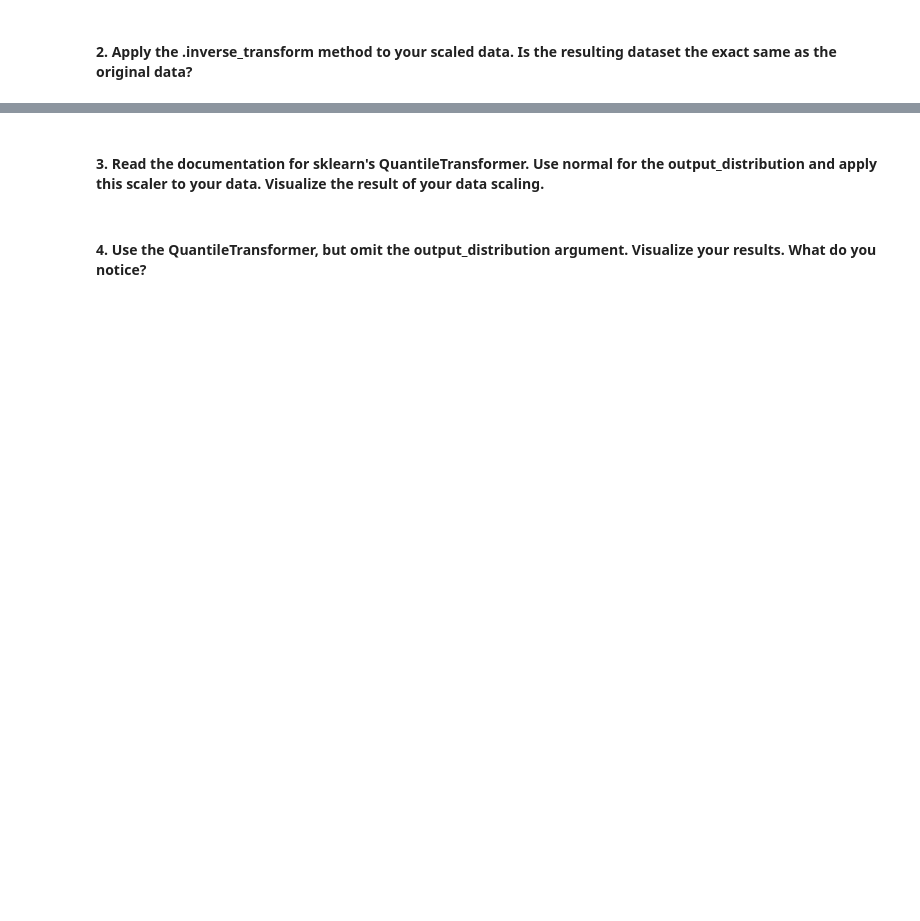
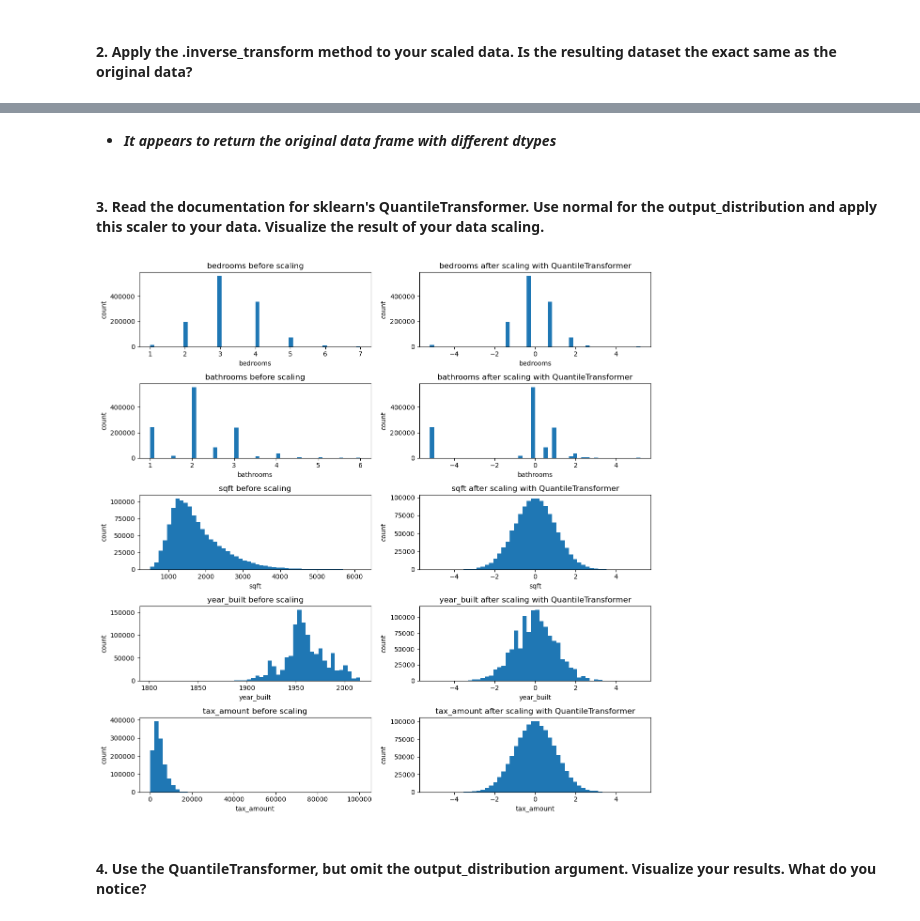
Before and after one commit to manuel-salazar1/regression-exercises, a Jupyter notebook: scaling.ipynb, the cells around one changed output, grey strips where cells are left out. Drawn from its saved outputs; the diff is of its cells as text; code cells hidden in the pictures; blank space fills up the shorter version.

```diff
--- a/scaling.ipynb
+++ b/scaling.ipynb
@@ -22,2 +158,4 @@ import wrangle
+# %% [markdown]
+- ***It appears to return the original data frame with different dtypes***
 # %% [markdown]
 #### 3. Read the documentation for sklearn's QuantileTransformer. Use normal for the output_distribution and apply this scaler to your data. Visualize the result of your data scaling.
@@ -24,2 +164,10 @@ import wrangle
+# %%
+visualize_scale(scaler=QuantileTransformer(output_distribution='normal'),
+               df=train,
+                columns_to_scale=to_scale,
+                bins=50
+               )
+# %% [output]
+[figure, added]
 # %% [markdown]
 #### 4. Use the QuantileTransformer, but omit the output_distribution argument. Visualize your results. What do you notice?
```
Also changed, not shown: parts of 22 cells of this notebook, 4 other files.
